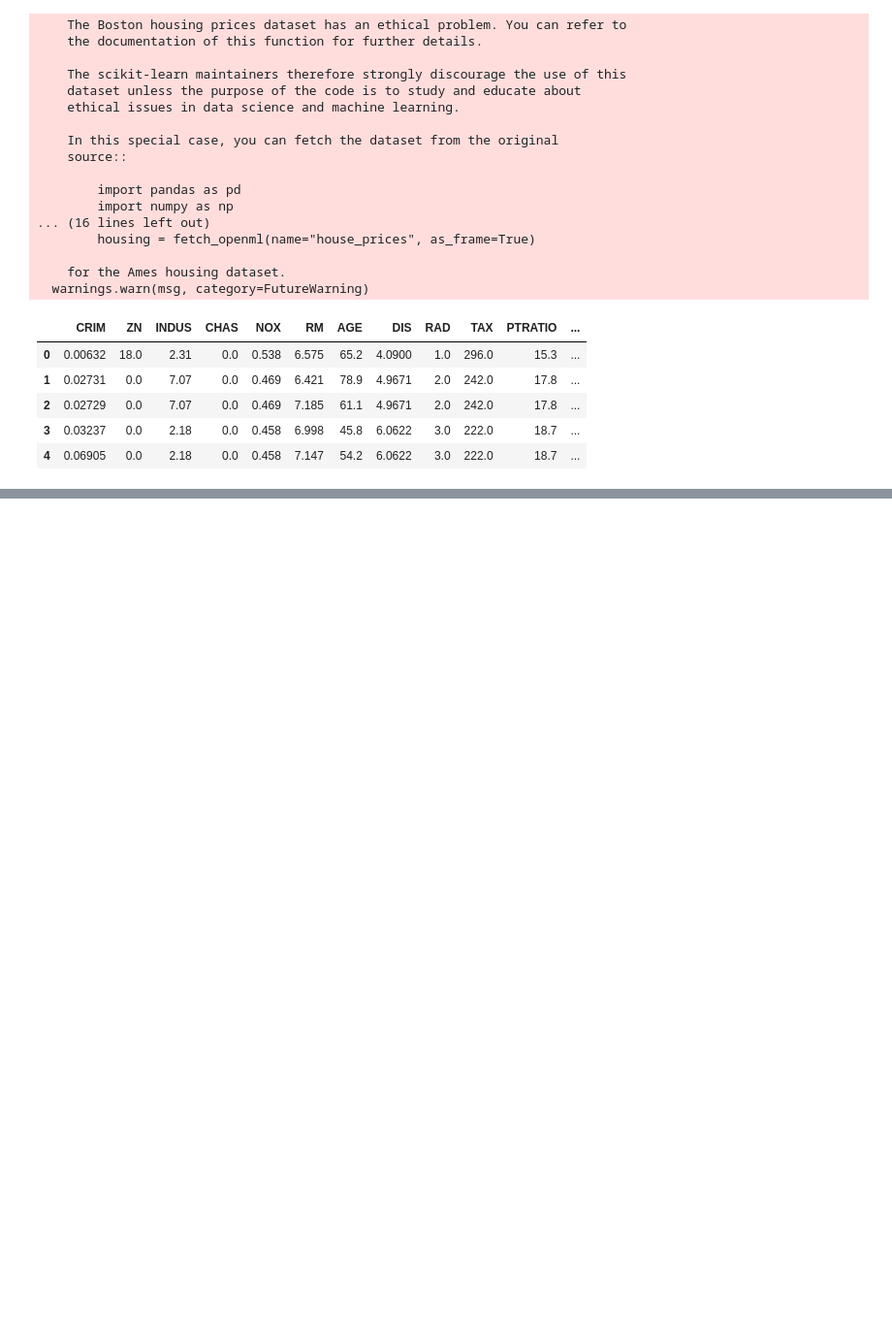
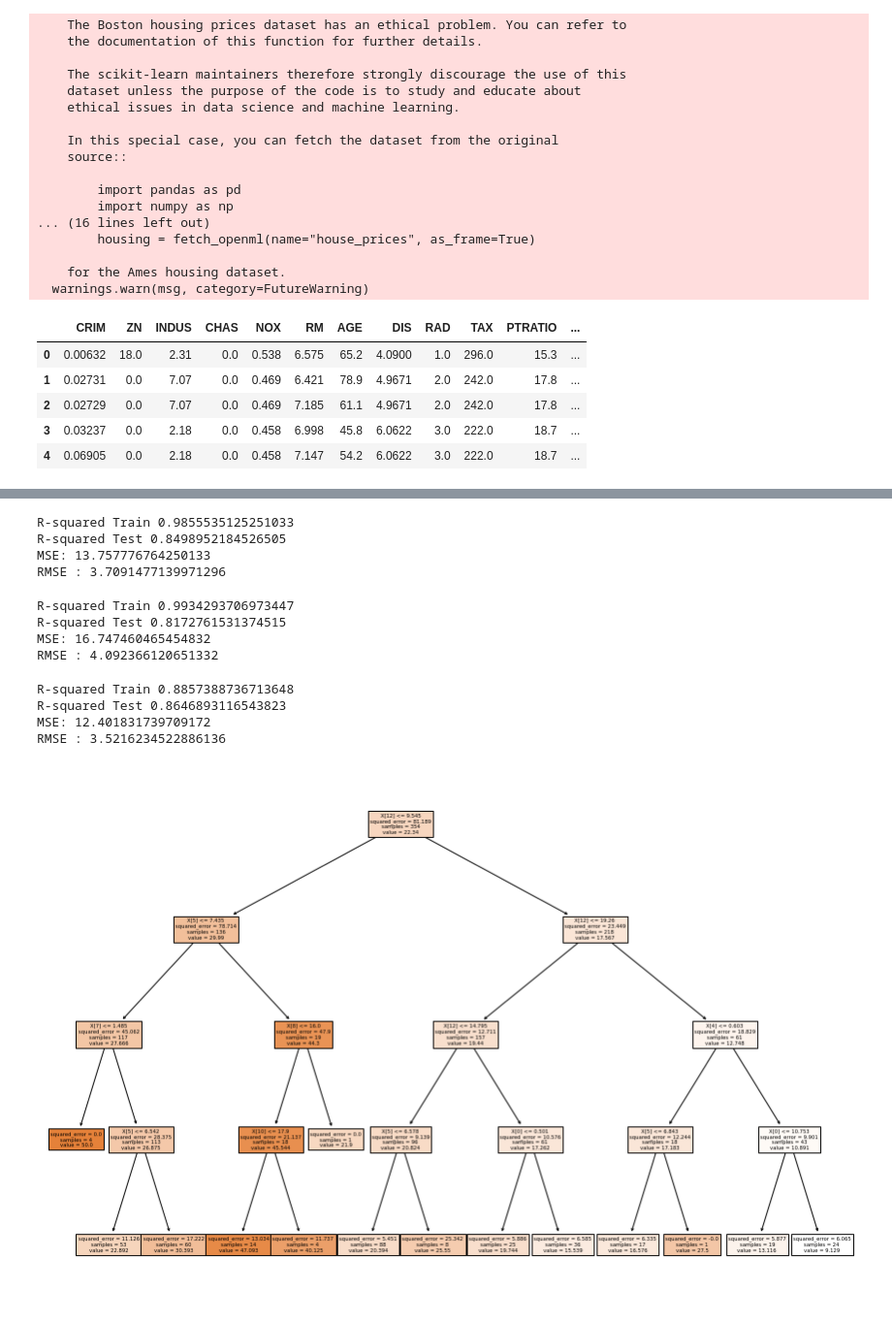
Before and after one commit to sharonjoshy/MachineLearning, a Jupyter notebook: SupervisedLearning/12_Decision_tree/my_boston_regression.ipynb, the cells around one changed output, grey strips where cells are left out. Shown: that part at 97% size. Saved outputs shown, nothing was run; the diff lists cells and outputs as text; code cells hidden in the pictures; blank space fills up the shorter version.

```diff
--- a/SupervisedLearning/12_Decision_tree/my_boston_regression.ipynb
+++ b/SupervisedLearning/12_Decision_tree/my_boston_regression.ipynb
@@ -38,0 +139,63 @@ boston_df.head()
+# %%
+dt_reg = DecisionTreeRegressor(max_depth=8)  #regression aaayath kond criterion illa mse aan ivide
+
+dt_reg.fit(X_train,y_train)
+
+sc=dt_reg.score(X_train,y_train)
+print("R-squared Train",sc)
+
+ss=dt_reg.score(X_test,y_test)
+print("R-squared Test",ss)
+
+y_pred = dt_reg.predict(X_test)
+
+mse = mean_squared_error(y_test,y_pred)
+print("MSE:",mse)
+print("RMSE :",mse**(1/2.0))
+# %% [output]
+R-squared Train 0.9855535125251033
+R-squared Test 0.8498952184526505
+MSE: 13.757776764250133
+RMSE : 3.7091477139971296
+# %%
+dt_reg = DecisionTreeRegressor(max_depth=9)  #regression aaayath kond criterion illa mse aan ivide
+
+dt_reg.fit(X_train,y_train)
+
+sc=dt_reg.score(X_train,y_train)
+print("R-squared Train",sc)
+
+ss=dt_reg.score(X_test,y_test)
+print("R-squared Test",ss)
+
+y_pred = dt_reg.predict(X_test)
+
+mse = mean_squared_error(y_test,y_pred)
+print("MSE:",mse)
+print("RMSE :",mse**(1/2.0))
+# %% [output]
+R-squared Train 0.9934293706973447
+R-squared Test 0.8172761531374515
+MSE: 16.747460465454832
+RMSE : 4.092366120651332
+# %%
+dt_reg = DecisionTreeRegressor(max_depth=4)  #regression aaayath kond criterion illa mse aan ivide
+
+dt_reg.fit(X_train,y_train)
+
+sc=dt_reg.score(X_train,y_train)
+print("R-squared Train",sc)
+
+ss=dt_reg.score(X_test,y_test)
+print("R-squared Test",ss)
+
+y_pred = dt_reg.predict(X_test)
+
+mse = mean_squared_error(y_test,y_pred)
+print("MSE:",mse)
+print("RMSE :",mse**(1/2.0))
+# %% [output]
+R-squared Train 0.8857388736713648
+R-squared Test 0.8646893116543823
+MSE: 12.401831739709172
+RMSE : 3.5216234522886136
@@ -38,0 +204,9 @@ boston_df.head()
+# %%
+from sklearn import tree
+
+plt.figure(figsize=(15,10))
+
+tree.plot_tree(dt_reg,filled=True,class_names=True)
+plt.show()
+# %% [output]
+[figure, added]
```
Also changed, not shown: parts of 10 cells of this notebook, 5 other files.
